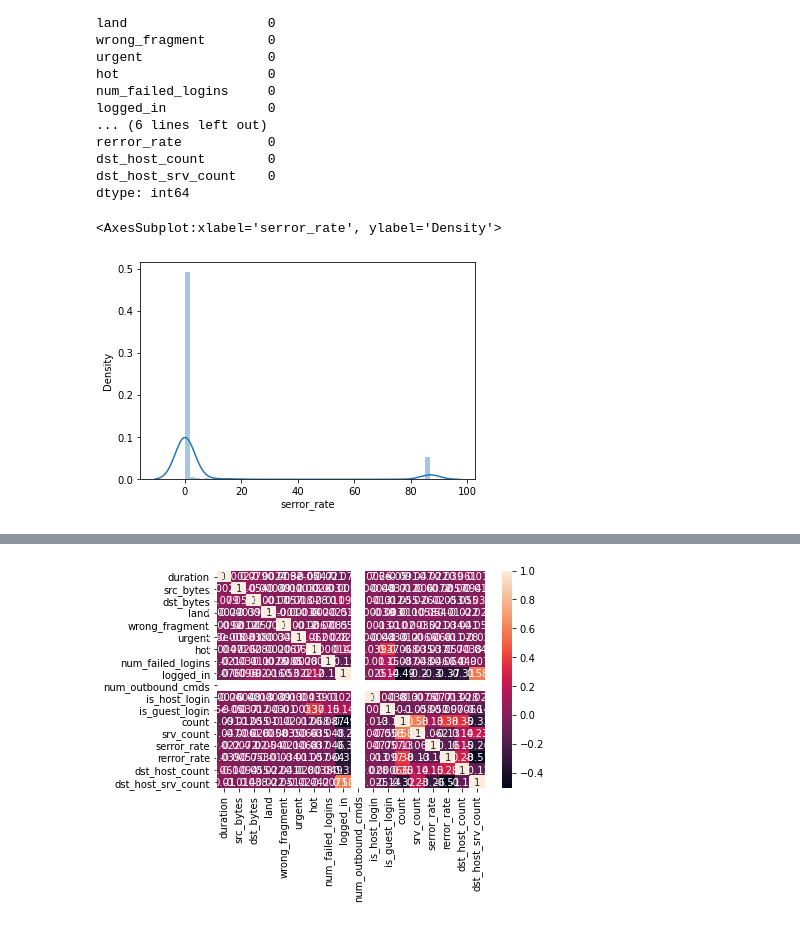
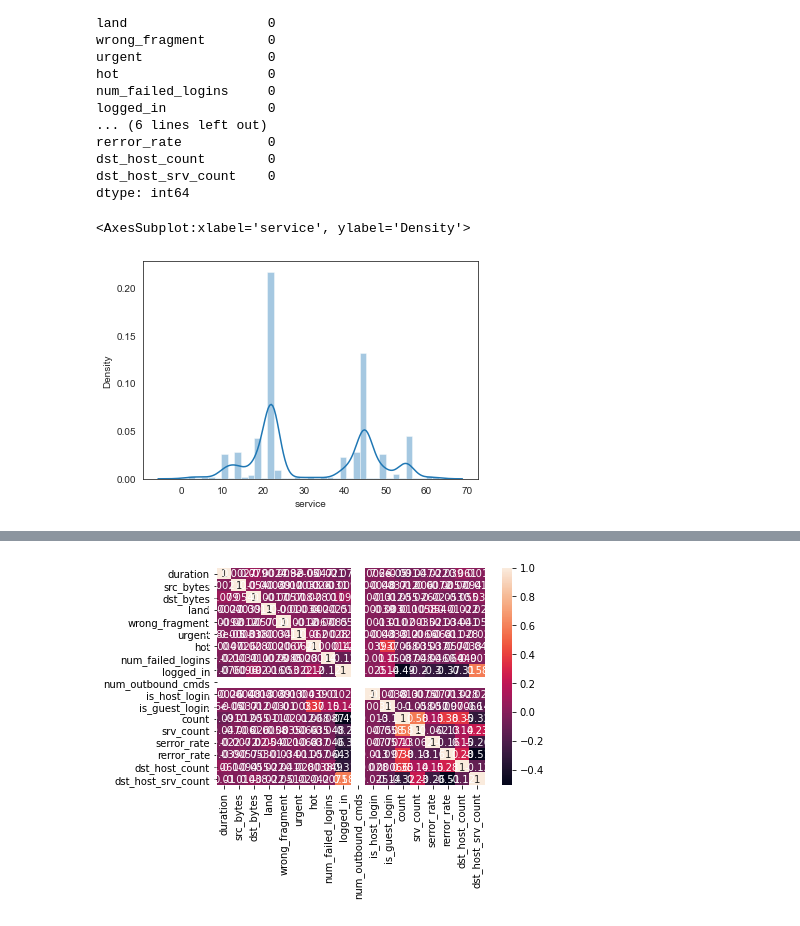
Before and after one commit to digitalhemanth/Data-Science, a Jupyter notebook: Scikit Learn/dataset_6/spark_hadoop_and_ml.ipynb, the cells around one changed output, grey strips where cells are left out. Drawn from its saved outputs; the diff is of its cells as text; code cells hidden in the pictures.

```diff
--- a/Scikit Learn/dataset_6/spark_hadoop_and_ml.ipynb
+++ b/Scikit Learn/dataset_6/spark_hadoop_and_ml.ipynb
@@ -226,10 +235,10 @@ dst_host_count        0
 dst_host_srv_count    0
 dtype: int64
 # %%
-sns.distplot(dataset['serror_rate'])
+sns.distplot(data['service'])
 # %% [output]
-<AxesSubplot:xlabel='serror_rate', ylabel='Density'>
+<AxesSubplot:xlabel='service', ylabel='Density'>
-[figure, old version]
+[figure, new version]
 # %%
 dataset.corr()
 # %% [output]
```
Also changed, not shown: parts of 47 cells of this notebook, 4 other files.
